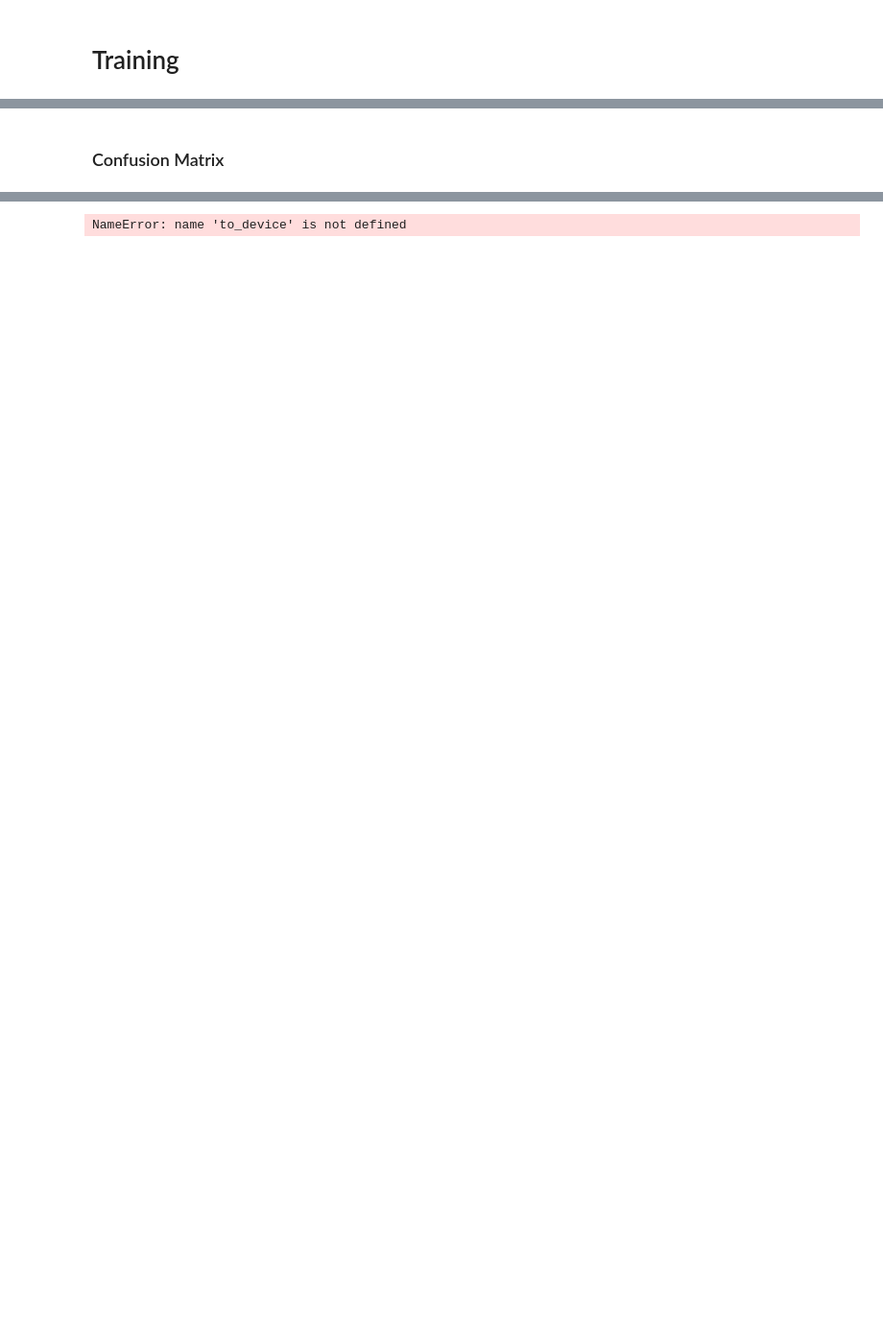
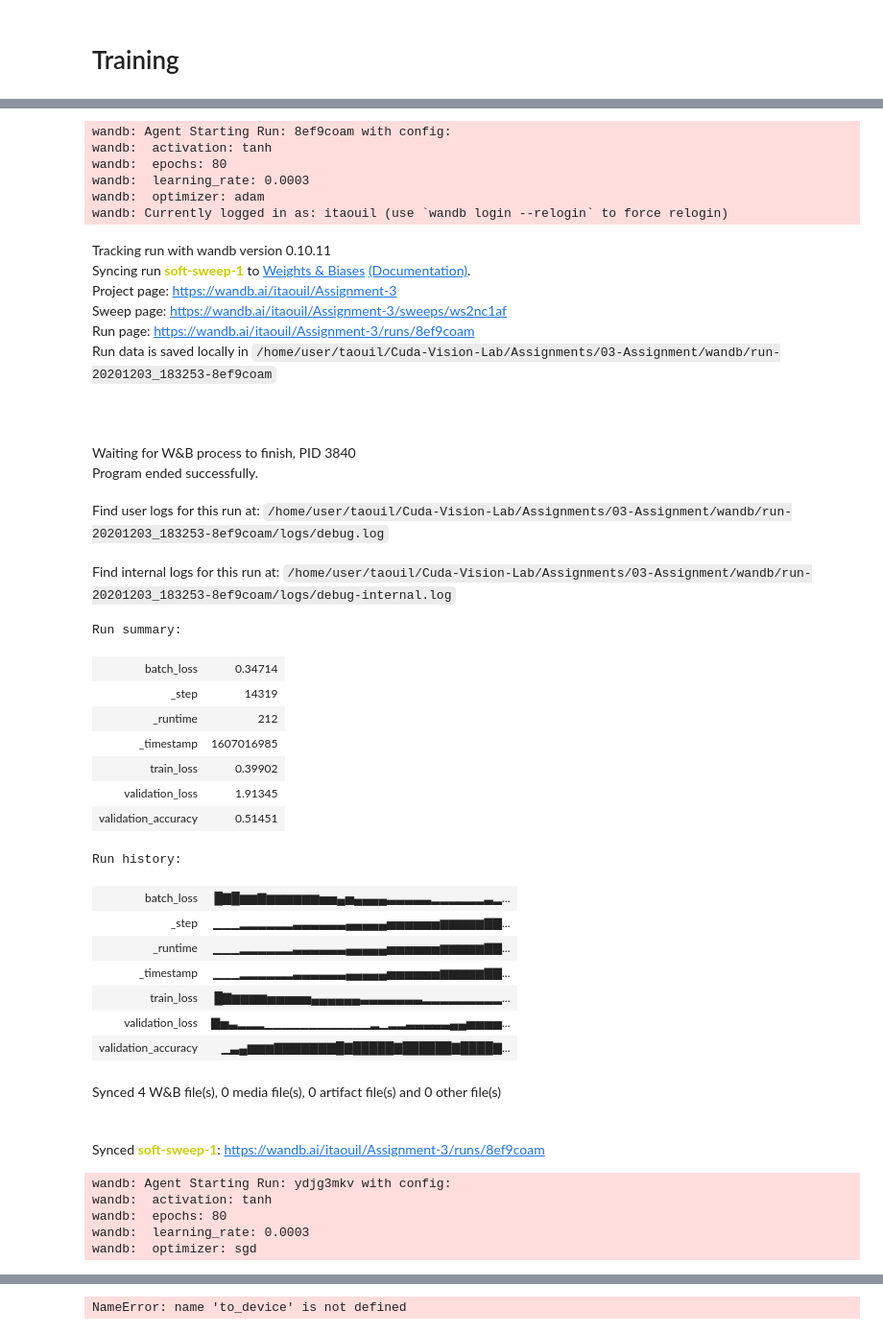
Before and after one commit to itaouil/Cuda-Vision-Lab, a Jupyter notebook: Assignments/03-Assignment/assignment3 .ipynb, the cells around one changed output, grey strips where cells are left out. Shown at 96% size. Drawn from its saved outputs; the diff is of its cells as text; code cells hidden in the pictures; blank space fills up the shorter version.

```diff
--- a/Assignments/03-Assignment/assignment3 .ipynb
+++ b/Assignments/03-Assignment/assignment3 .ipynb
@@ -55,0 +69,26 @@ Device:  cuda
+# %%
+# Define sweep
+sweep_config = {
+    'method': 'grid',
+    'metric': {
+      'name': 'validation_loss',
+      'goal': 'minimize'
+    },
+    'parameters': {
+        'epochs': {
+            'values': [80, 140]
+        },
+        'learning_rate': {
+            'values': [3e-4]
+        },
+        'optimizer': {
+            'values': ['adam', 'sgd', 'adagrad', 'adadelta', 'rmsprop']
+        },
+        'activation': {
+            'values': ['tanh', 'relu', 'sigmoid']
+        },
+    }
+}
+# %%
+# Initialize sweep
+sweep_id = wandb.sweep(sweep_config, project="Assignment-3")
@@ -89,7 +132,7 @@ CLASSES
 ### Parameters
 # %%
 # Params
-batch_size = 64
+batch_size = 256
 val_size = 5000
 train_size = len(dataset) - val_size
 # %% [markdown]
@@ -430,2 +362,42 @@ plot_losses(history)
-# %% [markdown]
-### Confusion Matrix
+# %%
+wandb.agent(sweep_id, train)
+# %% [output]
+wandb: Agent Starting Run: 8ef9coam with config:
+wandb:  activation: tanh
+wandb:  epochs: 80
+wandb:  learning_rate: 0.0003
+wandb:  optimizer: adam
+wandb: Currently logged in as: itaouil (use `wandb login --relogin` to force relogin)
+Tracking run with wandb version 0.10.11
+Syncing run soft-sweep-1 to Weights & Biases (Documentation).
+Project page: https://wandb.ai/itaouil/Assignment-3
+Sweep page: https://wandb.ai/itaouil/Assignment-3/sweeps/ws2nc1af
+Run page: https://wandb.ai/itaouil/Assignment-3/runs/8ef9coam
+Run data is saved locally in /home/user/taouil/Cuda-Vision-Lab/Assignments/03-Assignment/wandb/run-20201203_183253-8ef9coam
+Waiting for W&B process to finish, PID 3840
+Program ended successfully.
+Find user logs for this run at: /home/user/taouil/Cuda-Vision-Lab/Assignments/03-Assignment/wandb/run-20201203_183253-8ef9coam/logs/debug.log
+Find internal logs for this run at: /home/user/taouil/Cuda-Vision-Lab/Assignments/03-Assignment/wandb/run-20201203_183253-8ef9coam/logs/debug-internal.log
+Run summary:
+| batch_loss | 0.34714 |
+| _step | 14319 |
+| _runtime | 212 |
+| _timestamp | 1607016985 |
+| train_loss | 0.39902 |
+| validation_loss | 1.91345 |
+| validation_accuracy | 0.51451 |
+Run history:
+| batch_loss | █▇█▆▆▇▆▆▆▆▆▆▅▅▄▅▄▄▄▄▃▃▃▃▃▂▂▂▂▂▂▃▂... |
+| _step | ▁▁▁▂▂▂▂▂▂▃▃▃▃▃▃▄▄▄▄▄▅▅▅▅▅▅▆▆▆▆▆▇▇... |
+| _runtime | ▁▁▁▂▂▂▂▂▂▃▃▃▃▃▃▄▄▄▄▄▅▅▅▅▅▅▆▆▆▆▆▇▇... |
+| _timestamp | ▁▁▁▂▂▂▂▂▂▃▃▃▃▃▃▄▄▄▄▄▅▅▅▅▅▅▆▆▆▆▆▇▇... |
+| train_loss | █▇▆▆▆▆▅▅▅▅▅▄▄▄▄▄▄▃▃▃▃▃▃▃▂▂▂▂▂▂▂▂▂... |
+| validation_loss | ▇▅▃▂▂▂▁▁▁▁▁▁▁▁▁▁▁▁▂▁▂▂▃▃▃▃▃▄▄▅▅▅▅... |
+| validation_accuracy | ▁▃▄▆▆▆▇▇▇▇▇▇▇█▇█████▇██████▇████▇... |
+Synced 4 W&B file(s), 0 media file(s), 0 artifact file(s) and 0 other file(s)
+Synced soft-sweep-1: https://wandb.ai/itaouil/Assignment-3/runs/8ef9coam
+wandb: Agent Starting Run: ydjg3mkv with config:
+wandb:  activation: tanh
+wandb:  epochs: 80
+wandb:  learning_rate: 0.0003
+wandb:  optimizer: sgd
```
Also changed, not shown: parts of 39 cells of this notebook, 1 other file.
